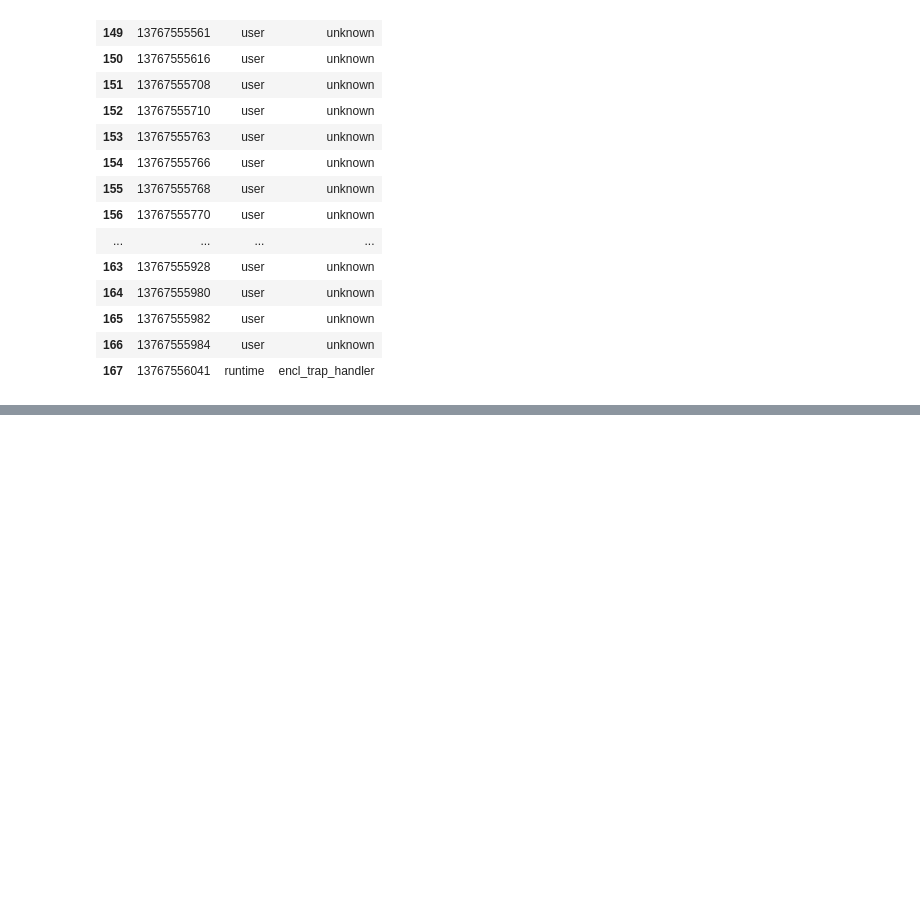
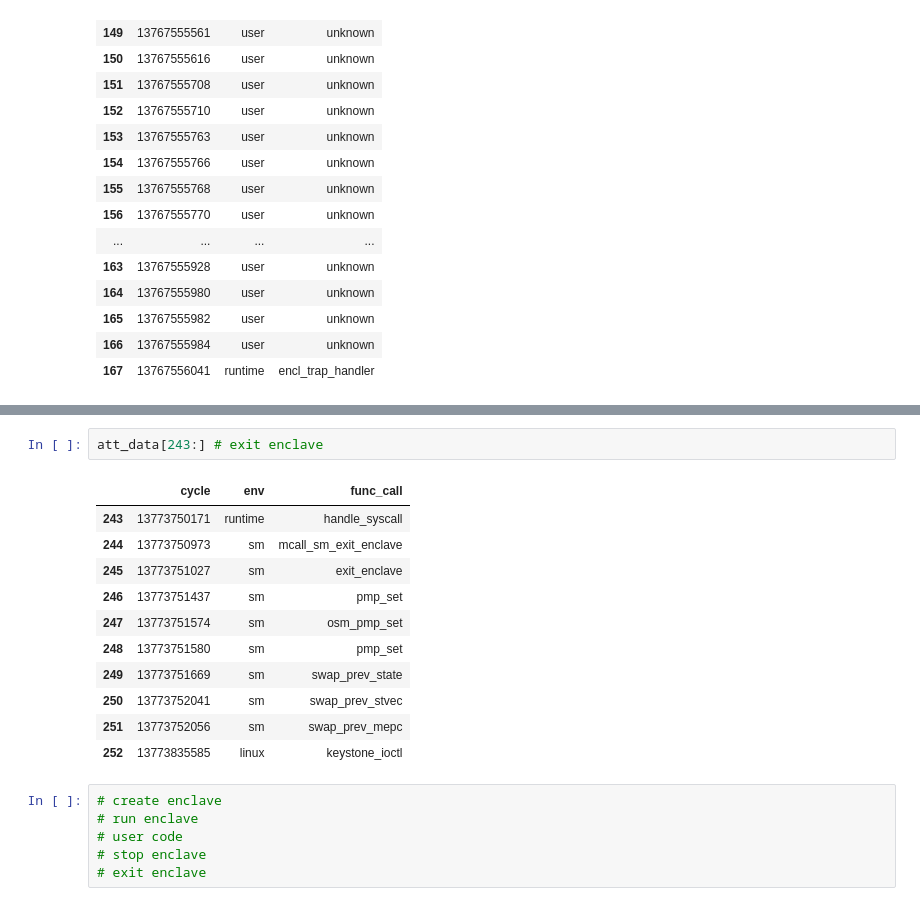
Before and after one commit to keystone-enclave/benchmarks, a Jupyter notebook: benchmark-analysis.ipynb, the cells around one changed output, grey strips where cells are left out. Drawn from its saved outputs; the diff is of its cells as text; blank space fills up the shorter version.

```diff
--- a/benchmark-analysis.ipynb
+++ b/benchmark-analysis.ipynb
@@ -195,0 +249,20 @@ att_data[167:]
+# %%
+att_data[243:] # exit enclave
+# %% [output]
+|  | cycle | env | func_call |
+| 243 | 13773750171 | runtime | handle_syscall |
+| 244 | 13773750973 | sm | mcall_sm_exit_enclave |
+| 245 | 13773751027 | sm | exit_enclave |
+| 246 | 13773751437 | sm | pmp_set |
+| 247 | 13773751574 | sm | osm_pmp_set |
+| 248 | 13773751580 | sm | pmp_set |
+| 249 | 13773751669 | sm | swap_prev_state |
+| 250 | 13773752041 | sm | swap_prev_stvec |
+| 251 | 13773752056 | sm | swap_prev_mepc |
+| 252 | 13773835585 | linux | keystone_ioctl |
+# %%
+# create enclave
+# run enclave
+# user code
+# stop enclave
+# exit enclave
```
Also changed, not shown: parts of 4 cells of this notebook.
